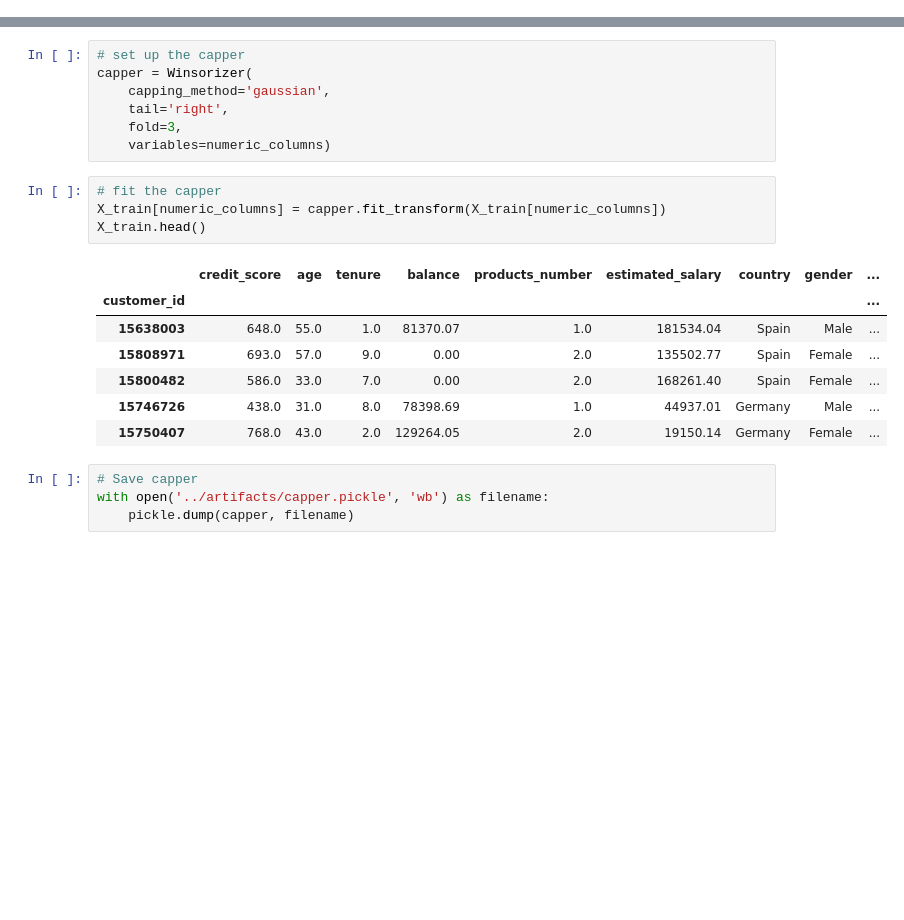
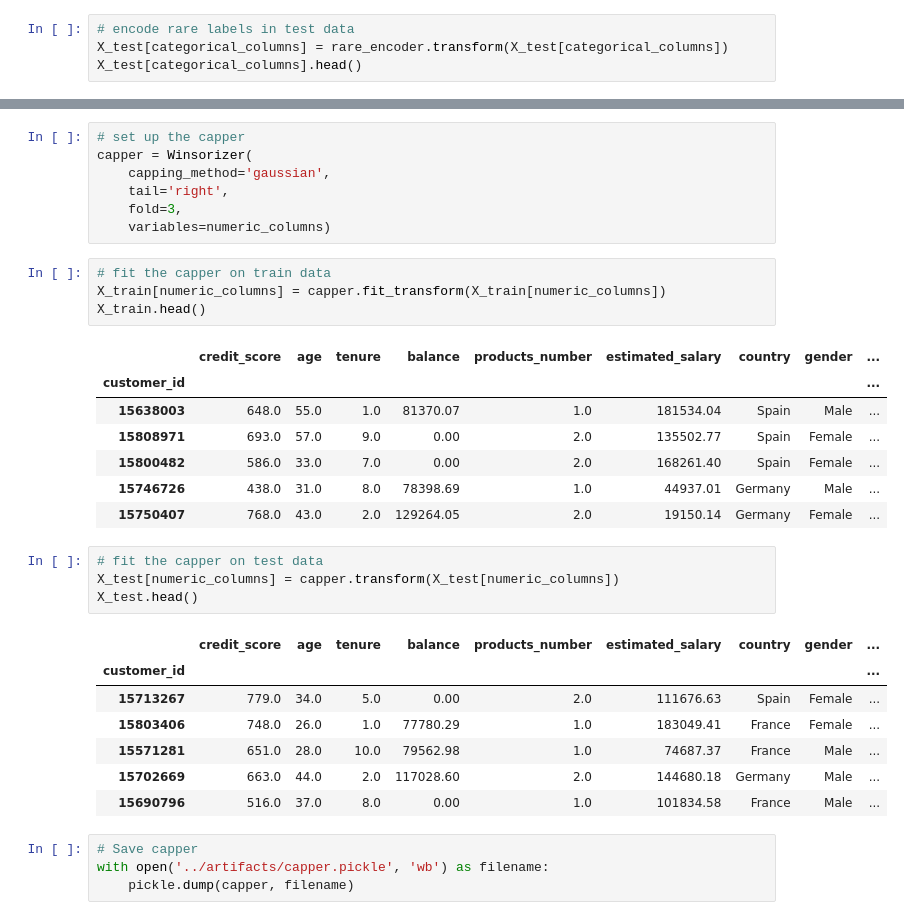
Before and after one commit to Sebastian1981/Marketing-Sales-Customer-Churn-Prediction-Webapp, a Jupyter notebook: experiment/01_customer_seg_bankchurndata_poc.ipynb, the cells around one changed output, grey strips where cells are left out. Cells and saved outputs as stored; diff of their text form; blank space fills up the shorter version.

```diff
--- a/experiment/01_customer_seg_bankchurndata_poc.ipynb
+++ b/experiment/01_customer_seg_bankchurndata_poc.ipynb
@@ -328,3 +376,7 @@ The number of unique categories for variable active_member is less than that ind
 | 15800482 | Spain | Female | yes | yes |
 | 15746726 | Germany | Male | yes | no |
 | 15750407 | Germany | Female | no | no |
+# %%
+# encode rare labels in test data
+X_test[categorical_columns] = rare_encoder.transform(X_test[categorical_columns])
+X_test[categorical_columns].head()
@@ -357,7 +417,7 @@ capper = Winsorizer(
     fold=3,
     variables=numeric_columns)
 # %%
-# fit the capper
+# fit the capper on train data
 X_train[numeric_columns] = capper.fit_transform(X_train[numeric_columns])
 X_train.head()
 # %% [output]
@@ -368,6 +428,18 @@ X_train.head()
 | 15800482 | 586.0 | 33.0 | 7.0 | 0.00 | 2.0 | 168261.40 | Spain | Female | ... |
 | 15746726 | 438.0 | 31.0 | 8.0 | 78398.69 | 1.0 | 44937.01 | Germany | Male | ... |
 | 15750407 | 768.0 | 43.0 | 2.0 | 129264.05 | 2.0 | 19150.14 | Germany | Female | ... |
+# %%
+# fit the capper on test data
+X_test[numeric_columns] = capper.transform(X_test[numeric_columns])
+X_test.head()
+# %% [output]
+|  | credit_score | age | tenure | balance | products_number | estimated_salary | country | gender | ... |
+| customer_id |  |  |  |  |  |  |  |  | ... |
+| 15713267 | 779.0 | 34.0 | 5.0 | 0.00 | 2.0 | 111676.63 | Spain | Female | ... |
+| 15803406 | 748.0 | 26.0 | 1.0 | 77780.29 | 1.0 | 183049.41 | France | Female | ... |
+| 15571281 | 651.0 | 28.0 | 10.0 | 79562.98 | 1.0 | 74687.37 | France | Male | ... |
+| 15702669 | 663.0 | 44.0 | 2.0 | 117028.60 | 2.0 | 144680.18 | Germany | Male | ... |
+| 15690796 | 516.0 | 37.0 | 8.0 | 0.00 | 1.0 | 101834.58 | France | Male | ... |
 # %%
 # Save capper
 with open('../artifacts/capper.pickle', 'wb') as filename:
```
Also changed, not shown: parts of 80 cells of this notebook.
